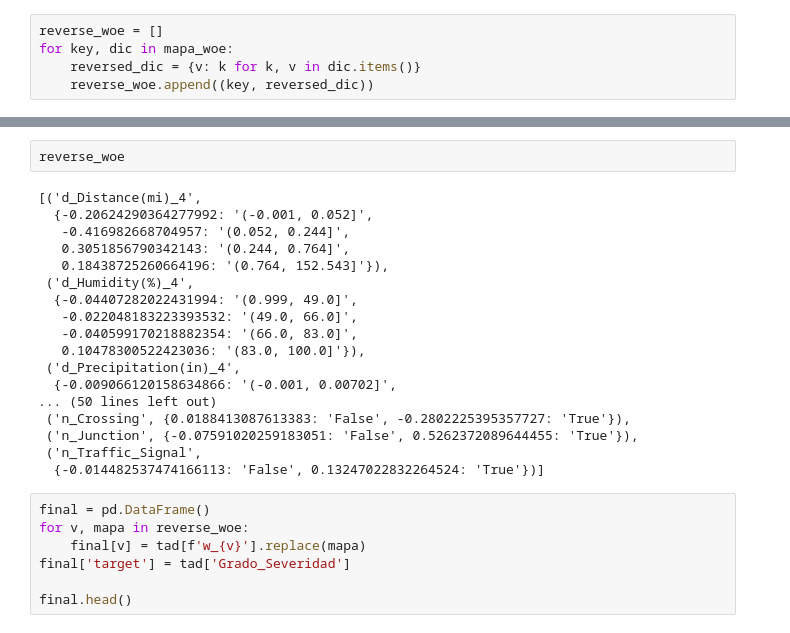
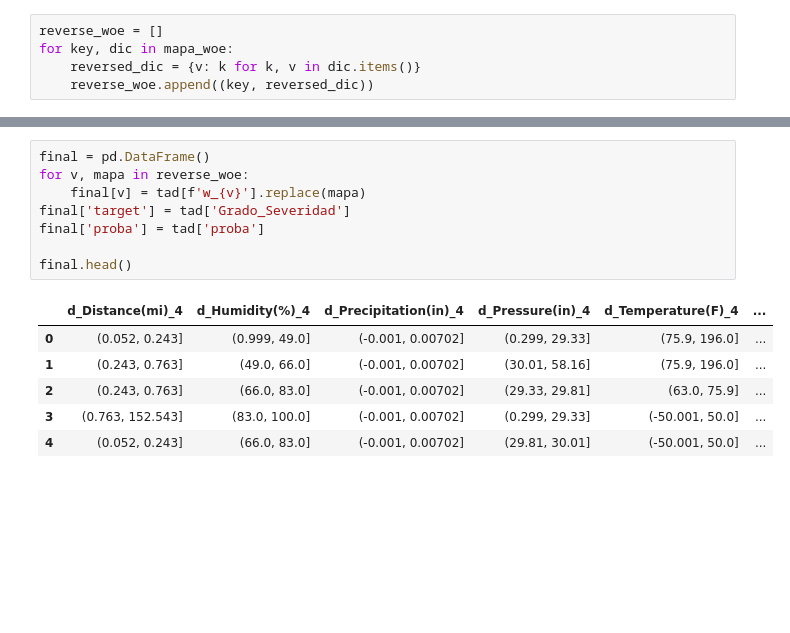
Before and after one commit to AlexeiEACS/Diplo_CienciaDatos_UNAM, a Jupyter notebook: Modulo 2/Proyecto/CAMBRAY_SERVIN_ERICK_proyecto.ipynb, the cells around one changed output, grey strips where cells are left out. Cells and saved outputs as stored; diff of their text form; blank space fills up the shorter version.

```diff
--- a/Modulo 2/Proyecto/CAMBRAY_SERVIN_ERICK_proyecto.ipynb
+++ b/Modulo 2/Proyecto/CAMBRAY_SERVIN_ERICK_proyecto.ipynb
@@ -553,27 +514,15 @@ tad
-# %%
-reverse_woe
-# %% [output]
-[('d_Distance(mi)_4',
-  {-0.20624290364277992: '(-0.001, 0.052]',
-   -0.416982668704957: '(0.052, 0.244]',
-   0.3051856790342143: '(0.244, 0.764]',
-   0.18438725260664196: '(0.764, 152.543]'}),
- ('d_Humidity(%)_4',
-  {-0.04407282022431994: '(0.999, 49.0]',
-   -0.022048183223393532: '(49.0, 66.0]',
-   -0.040599170218882354: '(66.0, 83.0]',
-   0.10478300522423036: '(83.0, 100.0]'}),
- ('d_Precipitation(in)_4',
-  {-0.009066120158634866: '(-0.001, 0.00702]',
-... (50 lines left out)
- ('n_Crossing', {0.0188413087613383: 'False', -0.2802225395357727: 'True'}),
- ('n_Junction', {-0.07591020259183051: 'False', 0.5262372089644455: 'True'}),
- ('n_Traffic_Signal',
-  {-0.014482537474166113: 'False', 0.13247022832264524: 'True'})]
 # %%
 final = pd.DataFrame()
 for v, mapa in reverse_woe:
     final[v] = tad[f'w_{v}'].replace(mapa)
 final['target'] = tad['Grado_Severidad']
+final['proba'] = tad['proba']
 
 final.head()
+# %% [output]
+|  | d_Distance(mi)_4 | d_Humidity(%)_4 | d_Precipitation(in)_4 | d_Pressure(in)_4 | d_Temperature(F)_4 | ... |
+| 0 | (0.052, 0.243] | (0.999, 49.0] | (-0.001, 0.00702] | (0.299, 29.33] | (75.9, 196.0] | ... |
+| 1 | (0.243, 0.763] | (49.0, 66.0] | (-0.001, 0.00702] | (30.01, 58.16] | (75.9, 196.0] | ... |
+| 2 | (0.243, 0.763] | (66.0, 83.0] | (-0.001, 0.00702] | (29.33, 29.81] | (63.0, 75.9] | ... |
+| 3 | (0.763, 152.543] | (83.0, 100.0] | (-0.001, 0.00702] | (0.299, 29.33] | (-50.001, 50.0] | ... |
+| 4 | (0.052, 0.243] | (66.0, 83.0] | (-0.001, 0.00702] | (29.81, 30.01] | (-50.001, 50.0] | ... |
```
Also changed, not shown: parts of 17 cells of this notebook, 1 other file.
